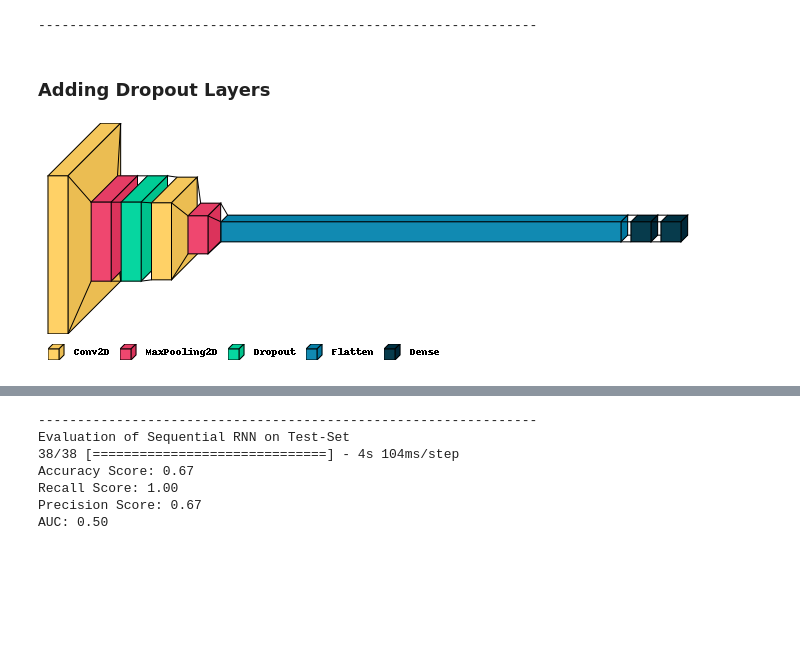
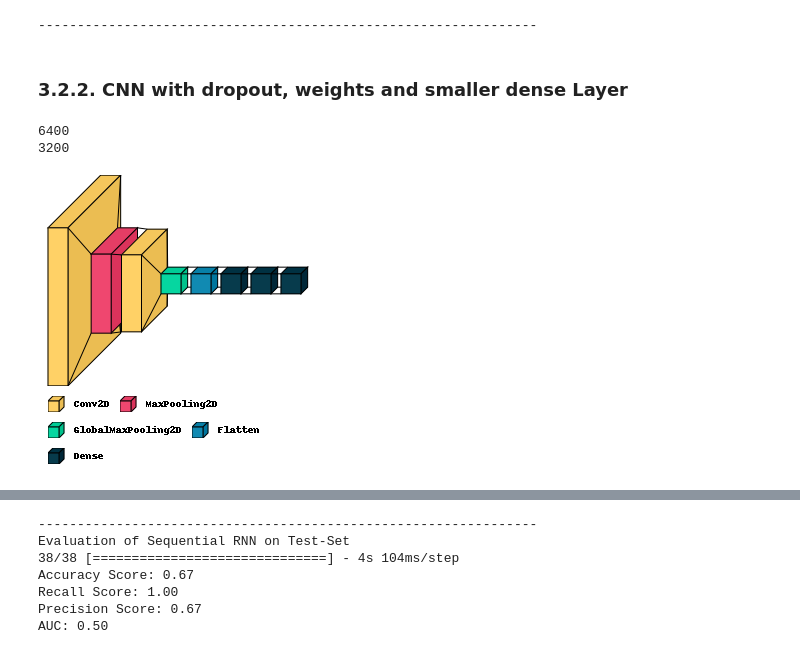
Before and after one commit to dario-x/Deep_Fake_Detection, a Jupyter notebook: main.ipynb, the cells around one changed output, grey strips where cells are left out. Saved outputs shown, nothing was run; the diff lists cells and outputs as text; code cells hidden in the pictures; blank space fills up the shorter version.

Commit message:
Added new model training with class weights, new model + visual anlytics

```diff
--- a/main.ipynb
+++ b/main.ipynb
@@ -615,22 +643,29 @@ visualize_prediction(testY, Y_hat, "Sequential RNN")
 [figure]
 ----------------------------------------------------------------
 # %% [markdown]
-### Adding Dropout Layers
+### 3.2.2. CNN with dropout, weights and smaller dense Layer
+# %%
+print(len(np.where(trainY == 1)[0]))
+print(len(np.where(trainY == 0)[0]))
+# %% [output]
+6400
+3200
 # %%
 RNN_with_dropout = tf.keras.Sequential([
-    tf.keras.layers.Conv2D(20, (3, 3), activation = 'relu', input_shape = (imagesize[0], imagesize[1], 3)),
+    tf.keras.layers.Conv2D(32, (3, 3), activation = 'relu', input_shape = (imagesize[0], imagesize[1], 3)),
     tf.keras.layers.MaxPooling2D(2,2),
-    tf.keras.layers.Dropout(0.6),
-    tf.keras.layers.Conv2D(50, (3, 3), activation = 'relu'),
-    tf.keras.layers.MaxPooling2D(2,2),
+    tf.keras.layers.Conv2D(32, (3, 3), activation = 'relu'),
+    #tf.keras.layers.Dropout(0.1),
+    tf.keras.layers.GlobalMaxPool2D(),
     tf.keras.layers.Flatten(),
     tf.keras.layers.Dense(128, activation=tf.nn.relu),
+    tf.keras.layers.Dense(7, activation=tf.nn.relu),
     tf.keras.layers.Dense(2, activation=tf.nn.softmax)
 ])
 
-RNN_with_dropout.compile(optimizer = 'adam', loss = 'sparse_categorical_crossentropy', metrics=['accuracy'])
+RNN_with_dropout.compile(optimizer = 'adam', loss = 'binary_crossentropy', metrics=['accuracy'])
 visualkeras.layered_view(RNN_with_dropout, scale_xy = 1, legend=True)
 #tf.keras.utils.plot_model(model, show_dtype=False, dpi = 70)
 # %% [output]
-[figure, old version]
+[figure, new version]
 # %%
```
Also changed, not shown: parts of 24 cells of this notebook.
